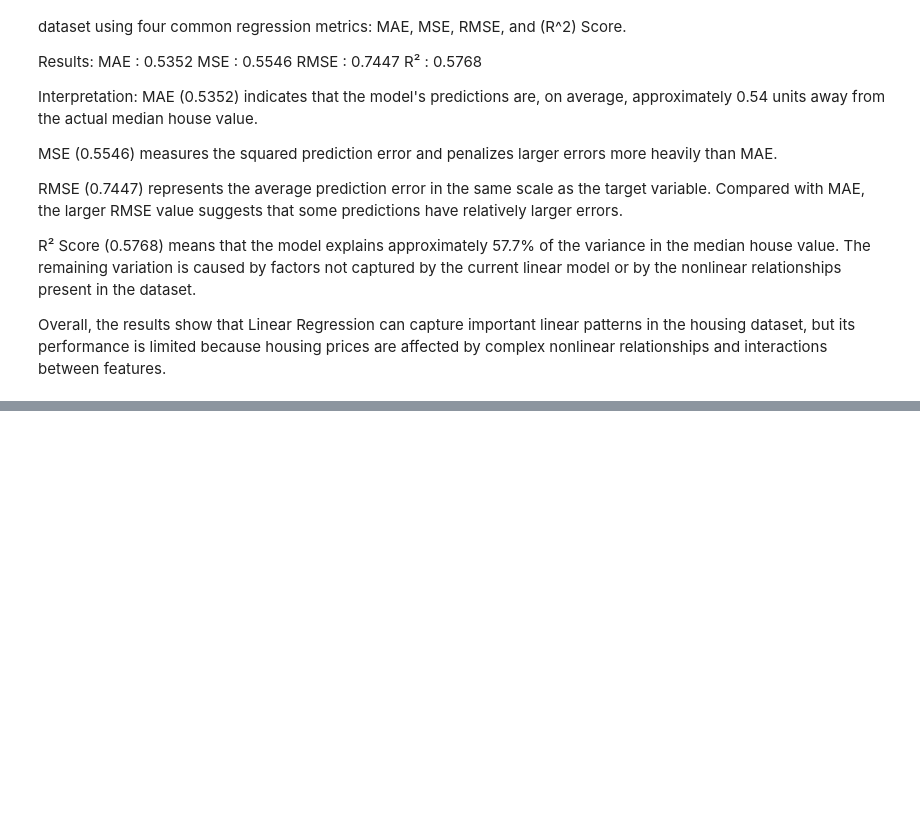
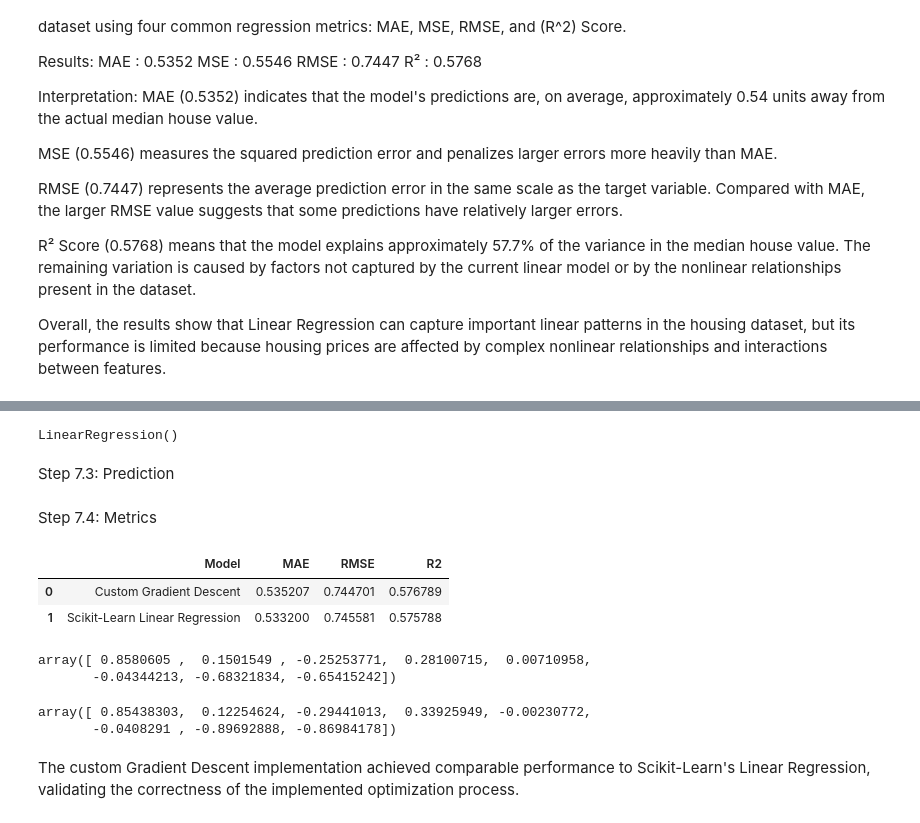
Before and after one commit to niusha-yaghini/Artificial_Intelligence_Course, a Jupyter notebook: 05-machine-learning/01-supervised-learning/01-regression/01_linear_regression.ipynb, the cells around one changed output, grey strips where cells are left out. Drawn from its saved outputs; the diff is of its cells as text; code cells hidden in the pictures; blank space fills up the shorter version.

Commit message:
linear regression done

```diff
--- a/05-machine-learning/01-supervised-learning/01-regression/01_linear_regression.ipynb
+++ b/05-machine-learning/01-supervised-learning/01-regression/01_linear_regression.ipynb
@@ -591,0 +620,9 @@ Overall, the results show that Linear Regression can capture important linear pa
+# %%
+sklearn_model.fit(
+    X_train_scaled,
+    y_train
+)
+# %% [output]
+LinearRegression()
+# %% [markdown]
+Step 7.3: Prediction
@@ -591,0 +633,63 @@ Overall, the results show that Linear Regression can capture important linear pa
+# %% [markdown]
+Step 7.4: Metrics
+# %%
+sklearn_mae = mean_absolute_error(
+    y_test,
+    sklearn_pred
+)
+
+sklearn_mse = mean_squared_error(
+    y_test,
+    sklearn_pred
+)
+
+sklearn_rmse = np.sqrt(
+    sklearn_mse
+)
+
+sklearn_r2 = r2_score(
+    y_test,
+    sklearn_pred
+)
+# %%
+comparison = pd.DataFrame(
+    {
+        "Model": [
+            "Custom Gradient Descent",
+            "Scikit-Learn Linear Regression"
+        ],
+
+        "MAE": [
+            mae,
+            sklearn_mae
+        ],
+
+        "RMSE": [
+            rmse,
+            sklearn_rmse
+        ],
+
+        "R2": [
+            r2,
+            sklearn_r2
+        ]
+    }
+)
+
+comparison
+# %% [output]
+|  | Model | MAE | RMSE | R2 |
+| 0 | Custom Gradient Descent | 0.535207 | 0.744701 | 0.576789 |
+| 1 | Scikit-Learn Linear Regression | 0.533200 | 0.745581 | 0.575788 |
+# %%
+model.weights
+# %% [output]
+array([ 0.8580605 ,  0.1501549 , -0.25253771,  0.28100715,  0.00710958,
+       -0.04344213, -0.68321834, -0.65415242])
+# %%
+sklearn_model.coef_
+# %% [output]
+array([ 0.85438303,  0.12254624, -0.29441013,  0.33925949, -0.00230772,
+       -0.0408291 , -0.89692888, -0.86984178])
+# %% [markdown]
+The custom Gradient Descent implementation achieved comparable performance to Scikit-Learn's Linear Regression, validating the correctness of the implemented optimization process.
```
Also changed, not shown: parts of 6 cells of this notebook, 1 other file.
